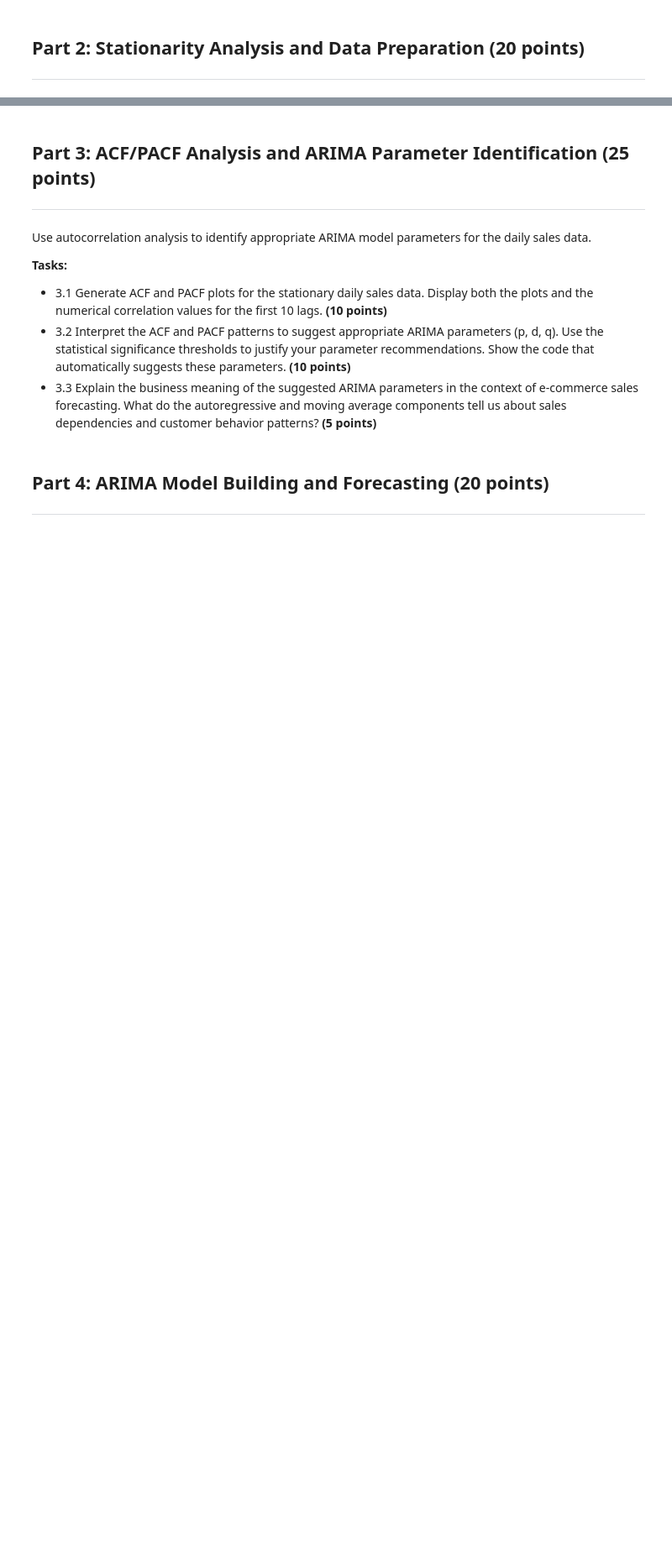
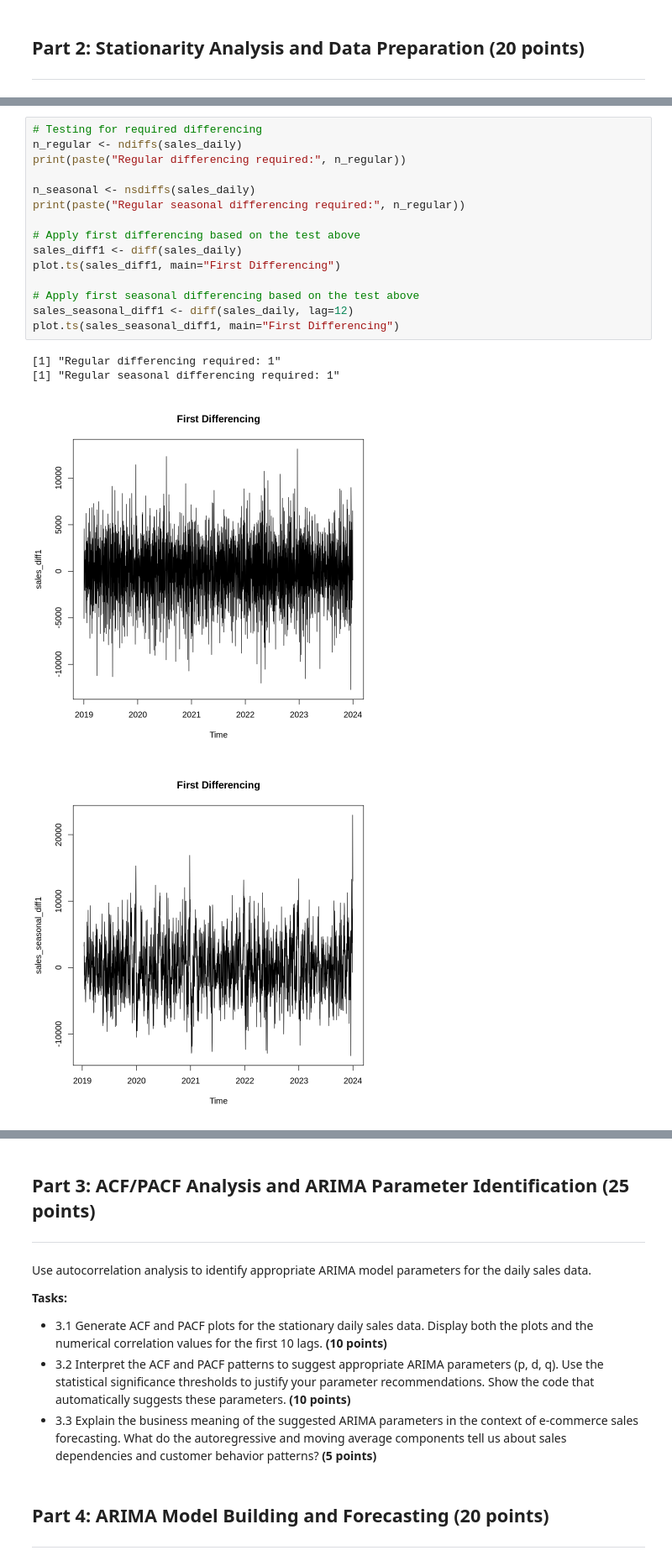
Before and after one commit to caninecrew/hw_5, a Jupyter notebook: HW_5_DS4220_Samuel_Rumbley.ipynb, the cells around one changed output, grey strips where cells are left out. Shown at 84% size. Drawn from its saved outputs; the diff is of its cells as text; blank space fills up the shorter version.

```diff
--- a/HW_5_DS4220_Samuel_Rumbley.ipynb
+++ b/HW_5_DS4220_Samuel_Rumbley.ipynb
@@ -106 +126,21 @@ legend("topleft", legend=c("Original", "Holt-Winter's Additive", "Holt-Winter's
+# %%
+# Testing for required differencing
+n_regular <- ndiffs(sales_daily)
+print(paste("Regular differencing required:", n_regular))
+
+n_seasonal <- nsdiffs(sales_daily)
+print(paste("Regular seasonal differencing required:", n_regular))
+
+# Apply first differencing based on the test above
+sales_diff1 <- diff(sales_daily)
+plot.ts(sales_diff1, main="First Differencing")
+
+# Apply first seasonal differencing based on the test above
+sales_seasonal_diff1 <- diff(sales_daily, lag=12)
+plot.ts(sales_seasonal_diff1, main="First Differencing")
+# %% [output]
+[1] "Regular differencing required: 1"
+[1] "Regular seasonal differencing required: 1"
+[figure, added]
+[figure, added]
 # %% [markdown]
```
Also changed, not shown: parts of 5 cells of this notebook.
